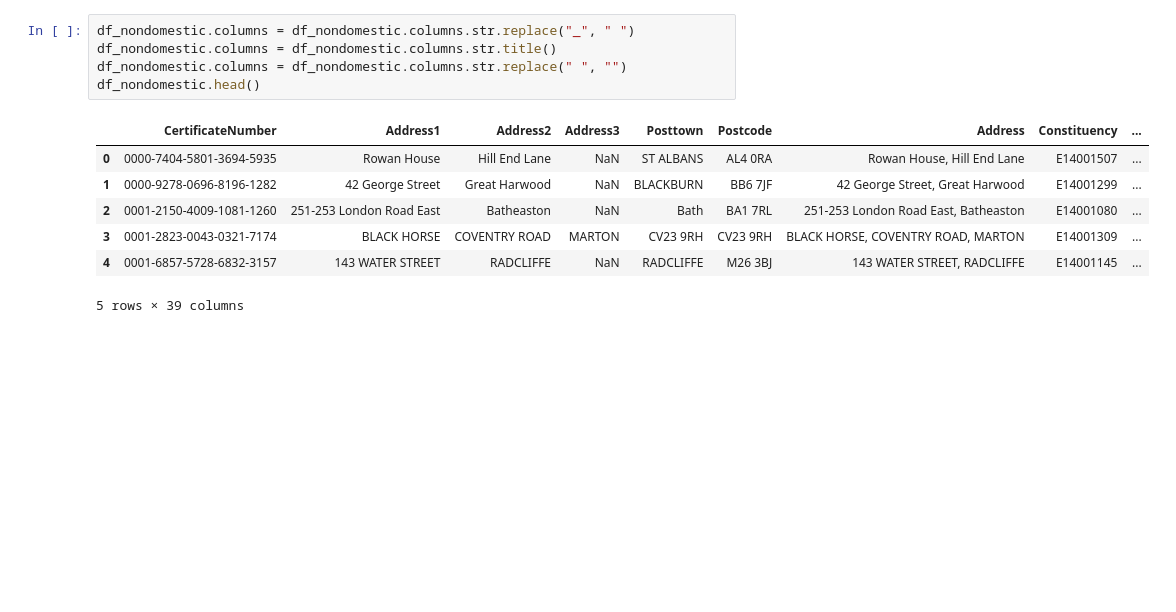
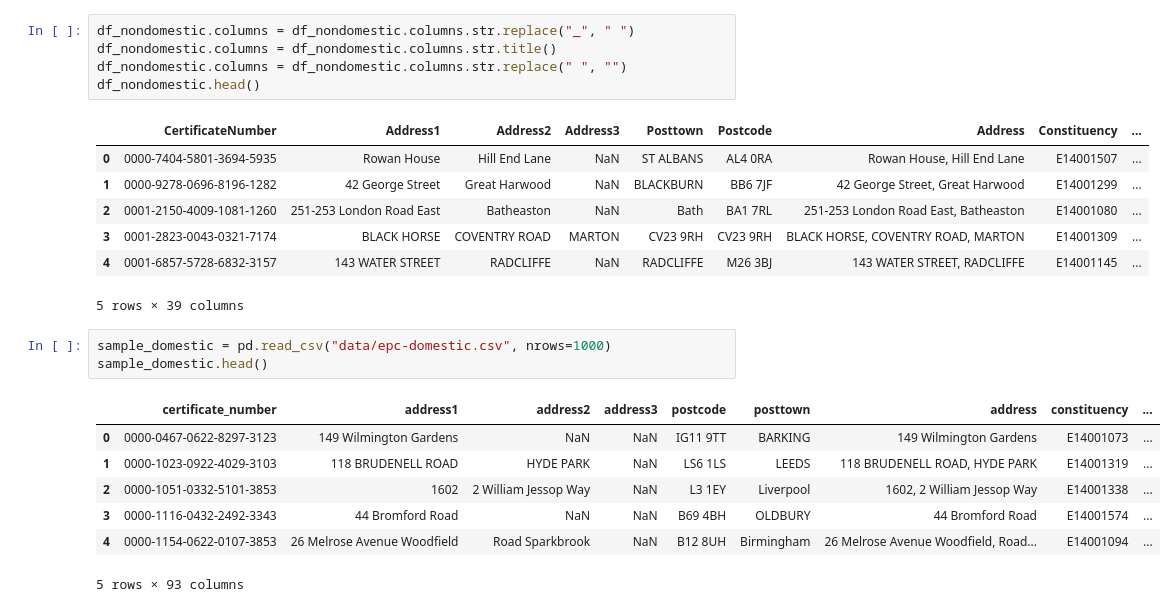
Before and after one commit to iaspidem/epc-learn, a Jupyter notebook: preprocess.ipynb, the cells around one changed output. Cells and saved outputs as stored; diff of their text form; blank space fills up the shorter version.

Commit message:
read sample of 10GB domestic csv

```diff
--- a/preprocess.ipynb
+++ b/preprocess.ipynb
@@ -24,3 +24,14 @@ df_nondomestic.head()
 | 3 | 0001-2823-0043-0321-7174 | BLACK HORSE | COVENTRY ROAD | MARTON | CV23 9RH | CV23 9RH | BLACK HORSE, COVENTRY ROAD, MARTON | E14001309 | ... |
 | 4 | 0001-6857-5728-6832-3157 | 143 WATER STREET | RADCLIFFE | NaN | RADCLIFFE | M26 3BJ | 143 WATER STREET, RADCLIFFE | E14001145 | ... |
 5 rows × 39 columns
+# %%
+sample_domestic = pd.read_csv("data/epc-domestic.csv", nrows=1000)
+sample_domestic.head()
+# %% [output]
+|  | certificate_number | address1 | address2 | address3 | postcode | posttown | address | constituency | ... |
+| 0 | 0000-0467-0622-8297-3123 | 149 Wilmington Gardens | NaN | NaN | IG11 9TT | BARKING | 149 Wilmington Gardens | E14001073 | ... |
+| 1 | 0000-1023-0922-4029-3103 | 118 BRUDENELL ROAD | HYDE PARK | NaN | LS6 1LS | LEEDS | 118 BRUDENELL ROAD, HYDE PARK | E14001319 | ... |
+| 2 | 0000-1051-0332-5101-3853 | 1602 | 2 William Jessop Way | NaN | L3 1EY | Liverpool | 1602, 2 William Jessop Way | E14001338 | ... |
+| 3 | 0000-1116-0432-2492-3343 | 44 Bromford Road | NaN | NaN | B69 4BH | OLDBURY | 44 Bromford Road | E14001574 | ... |
+| 4 | 0000-1154-0622-0107-3853 | 26 Melrose Avenue Woodfield | Road Sparkbrook | NaN | B12 8UH | Birmingham | 26 Melrose Avenue Woodfield, Road... | E14001094 | ... |
+5 rows × 93 columns
```
Also changed, not shown: parts of 2 cells of this notebook.
